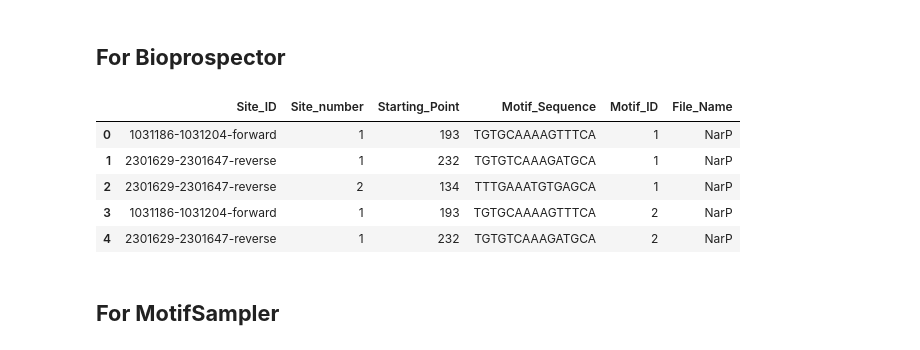
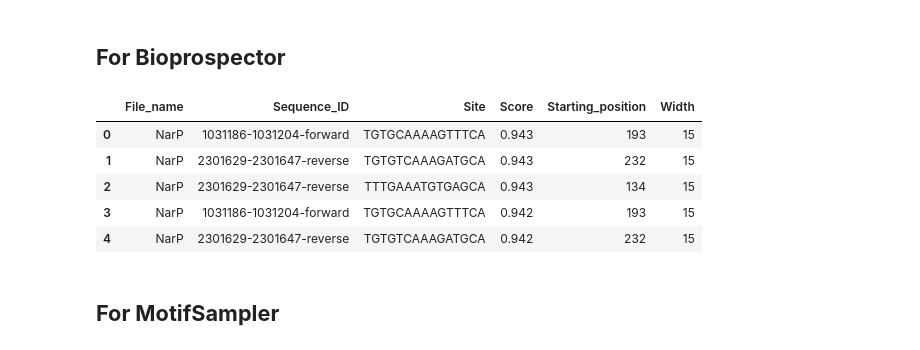
Before and after one commit to SpyrosAlvanakis/Molecular_Algorithms_project, a Jupyter notebook: Regex_for_outputs.ipynb, the cells around one changed output. Saved outputs shown, nothing was run; the diff lists cells and outputs as text; code cells hidden in the pictures.

```diff
--- a/Regex_for_outputs.ipynb
+++ b/Regex_for_outputs.ipynb
@@ -178,7 +180,6 @@ def get_the_motifs_BP(motif_info, file_name):
 # %%
 def process_Bioprospector_output(directory_of_files):
     names = return_the_files(directory_of_files)
-    motif_dfs = []
     site_dfs = []
 
     for name in names:
@@ -186,25 +187,25 @@ def process_Bioprospector_output(directory_of_files):
 
         for file_path in file_paths:
             with open(os.path.join(directory_of_files, file_path), 'r') as file:
-                mdscan_output = file.read()
+                Bioprospector_output = file.read()
 
-            motif_info = re.findall(motif_pattern, mdscan_output)
-            df_motif = get_the_motifs_BP(motif_info, name)
-            motif_dfs.append(df_motif)
-
-            site_info = re.findall(site_pattern, mdscan_output)
-            df_site = get_site_info(site_info, motif_info, name)
+            motif_info = re.findall(motif_pattern, Bioprospector_output)
+            site_info = re.findall(site_pattern, Bioprospector_output)
+            df_site = get_site_info_BP(site_info, motif_info, name)
             site_dfs.append(df_site)
 
-    motif_df = pd.concat(motif_dfs, ignore_index=True)
     site_df = pd.concat(site_dfs, ignore_index=True)
 
     site_df['Site_number'] = pd.to_numeric(site_df['Site_number'])
-    site_df['Motif_ID'] = pd.to_numeric(site_df['Motif_ID'])
     site_df['Starting_Point'] = pd.to_numeric(site_df['Starting_Point'])
-    motif_df['Motif_ID'] = pd.to_numeric(motif_df['Motif_ID'])
-    motif_df['Sites'] = pd.to_numeric(motif_df['Sites'])
-    motif_df['Score'] = pd.to_numeric(motif_df['Score'])
-    motif_df['Width'] = pd.to_numeric(motif_df['Width'])
 
-    return motif_df, site_df
+    # Calculating the width of the motif as the length of the 'Motif_Sequence'
+    site_df['Width'] = site_df['Motif_Sequence'].apply(len)
+
+    # Final result - selected columns and rename
+    result_df = site_df[['File_Name', 'Sequence_ID', 'Motif_Sequence', 'Score', 'Starting_Point', 'Width']].rename(columns={'File_Name': 'File_name', 'Sequence_ID': 'Sequence_ID', 'Motif_Sequence': 'Site', 'Score': 'Score', 'Starting_Point': 'Starting_position', 'Width': 'Width'})
+
+    return result_df
+
+# Usage example
+final_df_BP = process_Bioprospector_output(Bioproepector_path)
@@ -213,12 +212,12 @@ motif_df_BP, site_df_BP = process_Bioprospector_output(Bioproepector_path)
 # %%
-site_df_BP.head()
+final_df_BP.head()
 # %% [output]
-|  | Site_ID | Site_number | Starting_Point | Motif_Sequence | Motif_ID | File_Name |
-| 0 | 1031186-1031204-forward | 1 | 193 | TGTGCAAAAGTTTCA | 1 | NarP |
-| 1 | 2301629-2301647-reverse | 1 | 232 | TGTGTCAAAGATGCA | 1 | NarP |
-| 2 | 2301629-2301647-reverse | 2 | 134 | TTTGAAATGTGAGCA | 1 | NarP |
-| 3 | 1031186-1031204-forward | 1 | 193 | TGTGCAAAAGTTTCA | 2 | NarP |
-| 4 | 2301629-2301647-reverse | 1 | 232 | TGTGTCAAAGATGCA | 2 | NarP |
+|  | File_name | Sequence_ID | Site | Score | Starting_position | Width |
+| 0 | NarP | 1031186-1031204-forward | TGTGCAAAAGTTTCA | 0.943 | 193 | 15 |
+| 1 | NarP | 2301629-2301647-reverse | TGTGTCAAAGATGCA | 0.943 | 232 | 15 |
+| 2 | NarP | 2301629-2301647-reverse | TTTGAAATGTGAGCA | 0.943 | 134 | 15 |
+| 3 | NarP | 1031186-1031204-forward | TGTGCAAAAGTTTCA | 0.942 | 193 | 15 |
+| 4 | NarP | 2301629-2301647-reverse | TGTGTCAAAGATGCA | 0.942 | 232 | 15 |
 # %% [markdown]
 ## **For MotifSampler**
 # %% [markdown]
```
Also changed, not shown: parts of 15 cells of this notebook.
